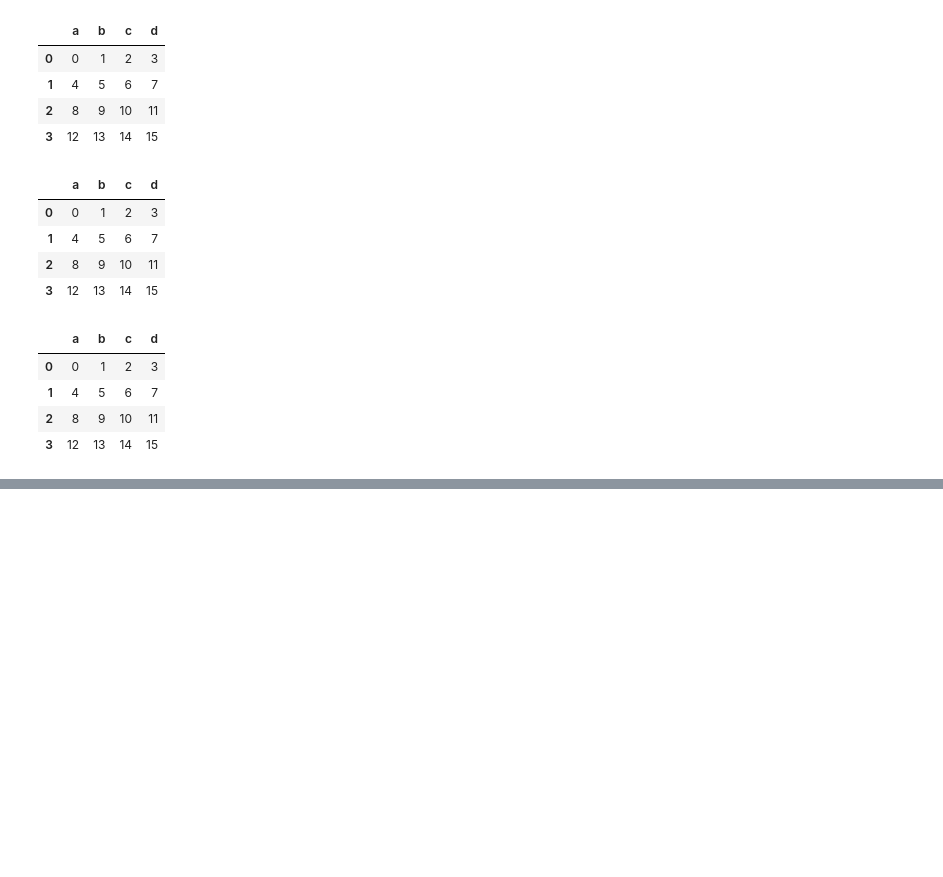
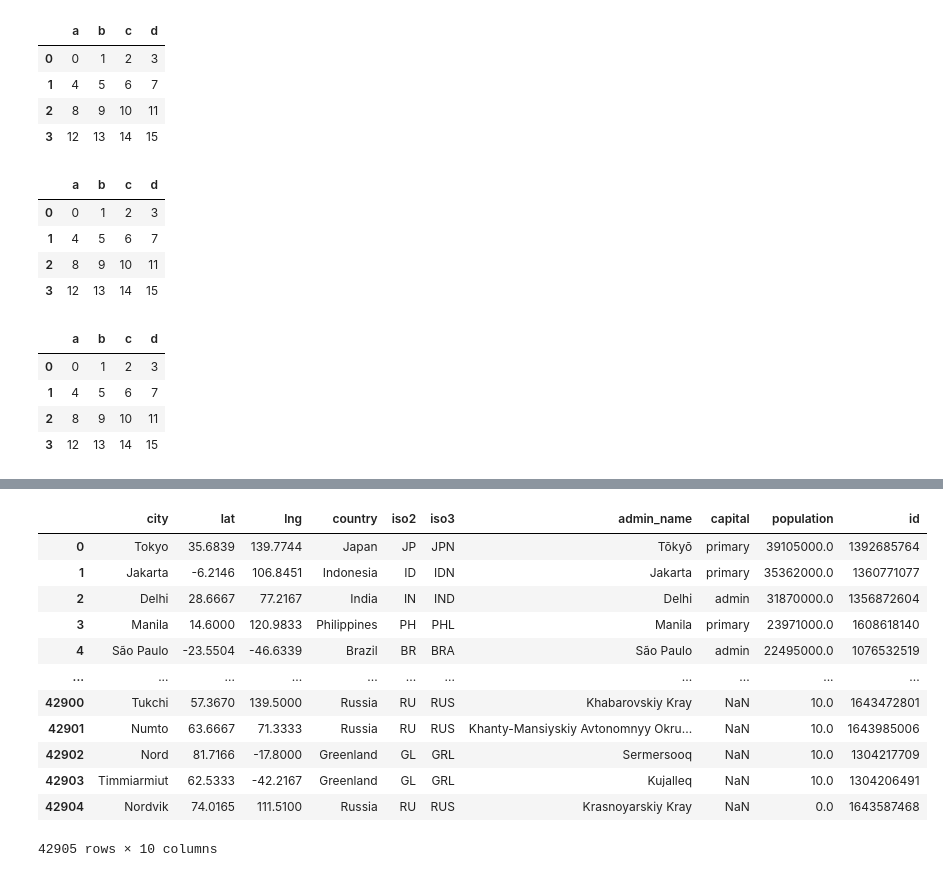
Before and after one commit to Pratikgaikwad1004/Data-Science-Notes, a Jupyter notebook: 4) Data Analysis - Pandas/Pandas - Other Operations.ipynb, the cells around one changed output, grey strips where cells are left out. Drawn from its saved outputs; the diff is of its cells as text; code cells hidden in the pictures; blank space fills up the shorter version.

```diff
--- a/4) Data Analysis - Pandas/Pandas - Other Operations.ipynb
+++ b/4) Data Analysis - Pandas/Pandas - Other Operations.ipynb
@@ -383,0 +358,2 @@ sqldf
+# %%
+mydata = pd.read_csv('worldcities.csv')
@@ -383,0 +369,18 @@ sqldf
+# %%
+mydata.drop('city_ascii', axis=1, inplace=True)
+# %%
+mydata
+# %% [output]
+|  | city | lat | lng | country | iso2 | iso3 | admin_name | capital | population | id |
+| 0 | Tokyo | 35.6839 | 139.7744 | Japan | JP | JPN | Tōkyō | primary | 39105000.0 | 1392685764 |
+| 1 | Jakarta | -6.2146 | 106.8451 | Indonesia | ID | IDN | Jakarta | primary | 35362000.0 | 1360771077 |
+| 2 | Delhi | 28.6667 | 77.2167 | India | IN | IND | Delhi | admin | 31870000.0 | 1356872604 |
+| 3 | Manila | 14.6000 | 120.9833 | Philippines | PH | PHL | Manila | primary | 23971000.0 | 1608618140 |
+| 4 | São Paulo | -23.5504 | -46.6339 | Brazil | BR | BRA | São Paulo | admin | 22495000.0 | 1076532519 |
+| ... | ... | ... | ... | ... | ... | ... | ... | ... | ... | ... |
+| 42900 | Tukchi | 57.3670 | 139.5000 | Russia | RU | RUS | Khabarovskiy Kray | NaN | 10.0 | 1643472801 |
+| 42901 | Numto | 63.6667 | 71.3333 | Russia | RU | RUS | Khanty-Mansiyskiy Avtonomnyy Okru... | NaN | 10.0 | 1643985006 |
+| 42902 | Nord | 81.7166 | -17.8000 | Greenland | GL | GRL | Sermersooq | NaN | 10.0 | 1304217709 |
+| 42903 | Timmiarmiut | 62.5333 | -42.2167 | Greenland | GL | GRL | Kujalleq | NaN | 10.0 | 1304206491 |
+| 42904 | Nordvik | 74.0165 | 111.5100 | Russia | RU | RUS | Krasnoyarskiy Kray | NaN | 0.0 | 1643587468 |
+42905 rows × 10 columns
```
Also changed, not shown: parts of 16 cells of this notebook, 3 other files.
